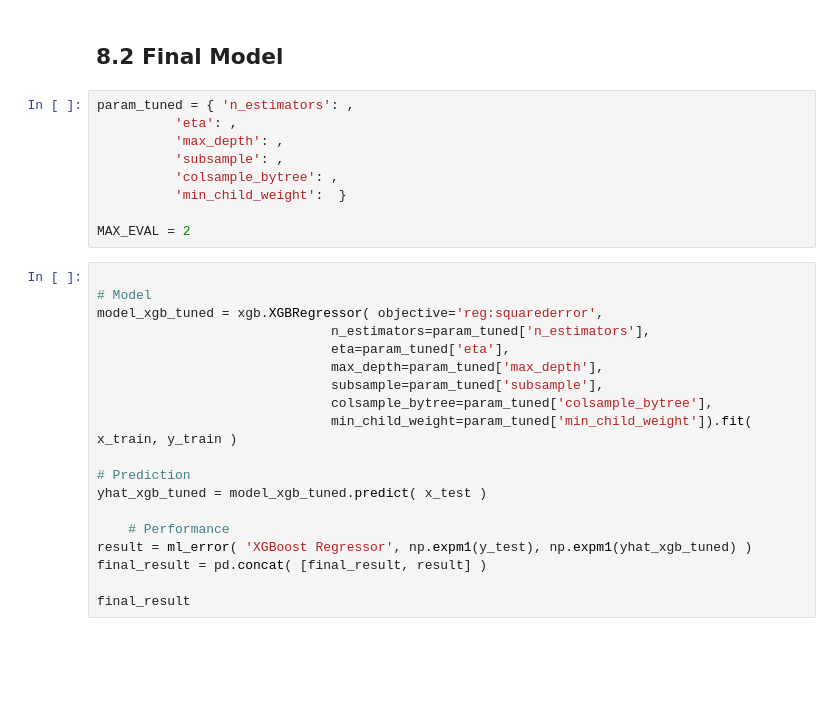
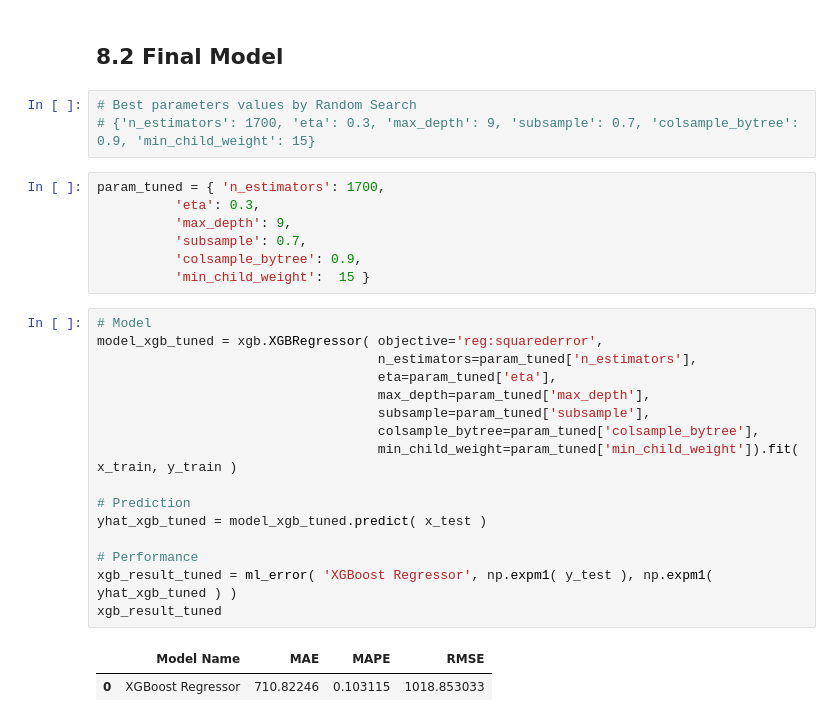
Before and after one commit to JeffersonMedines/rossmann_store_sales, a Jupyter notebook: m08_v01_store_sales_prediction.ipynb, the cells around one changed output. Drawn from its saved outputs; the diff is of its cells as text; blank space fills up the shorter version.

```diff
--- a/m08_v01_store_sales_prediction.ipynb
+++ b/m08_v01_store_sales_prediction.ipynb
@@ -1255,30 +1271,31 @@ final_result
 # %% [markdown]
 ## 8.2 Final Model
+# %%
+# Best parameters values by Random Search
+# {'n_estimators': 1700, 'eta': 0.3, 'max_depth': 9, 'subsample': 0.7, 'colsample_bytree': 0.9, 'min_child_weight': 15}
 # %%
-param_tuned = { 'n_estimators': ,
-          'eta': ,
-          'max_depth': ,
-          'subsample': ,
-          'colsample_bytree': ,
-          'min_child_weight':  }
-
-MAX_EVAL = 2
+param_tuned = { 'n_estimators': 1700,
+          'eta': 0.3,
+          'max_depth': 9,
+          'subsample': 0.7,
+          'colsample_bytree': 0.9,
+          'min_child_weight':  15 }
 # %%
-
 # Model
 model_xgb_tuned = xgb.XGBRegressor( objective='reg:squarederror',
-                              n_estimators=param_tuned['n_estimators'],
-                              eta=param_tuned['eta'],
-                              max_depth=param_tuned['max_depth'],
-                              subsample=param_tuned['subsample'],
-                              colsample_bytree=param_tuned['colsample_bytree'],
-                              min_child_weight=param_tuned['min_child_weight']).fit( x_train, y_train )
+                                    n_estimators=param_tuned['n_estimators'],
+                                    eta=param_tuned['eta'],
+                                    max_depth=param_tuned['max_depth'],
+                                    subsample=param_tuned['subsample'],
+                                    colsample_bytree=param_tuned['colsample_bytree'],
+                                    min_child_weight=param_tuned['min_child_weight']).fit( x_train, y_train )
 
 # Prediction
 yhat_xgb_tuned = model_xgb_tuned.predict( x_test )
 
-    # Performance
-result = ml_error( 'XGBoost Regressor', np.expm1(y_test), np.expm1(yhat_xgb_tuned) )
-final_result = pd.concat( [final_result, result] )
-
-final_result
+# Performance
+xgb_result_tuned = ml_error( 'XGBoost Regressor', np.expm1( y_test ), np.expm1( yhat_xgb_tuned ) )
+xgb_result_tuned
+# %% [output]
+|  | Model Name | MAE | MAPE | RMSE |
+| 0 | XGBoost Regressor | 710.82246 | 0.103115 | 1018.853033 |
```
Also changed, not shown: parts of 3 cells of this notebook.
